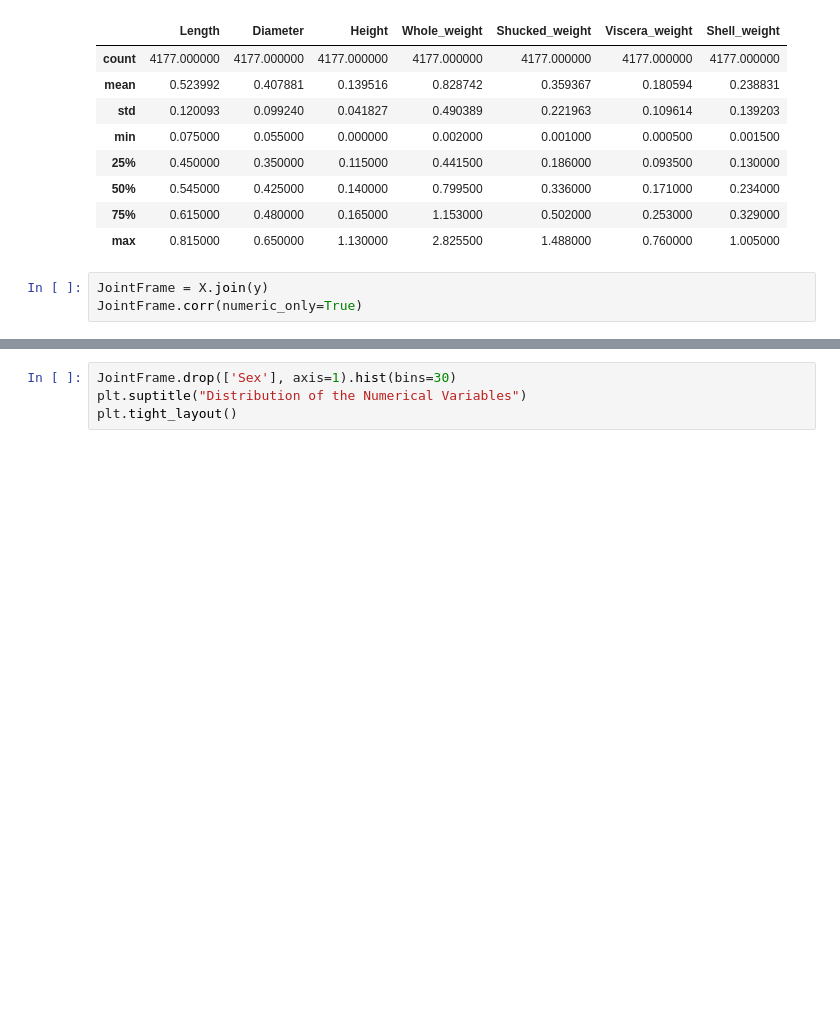
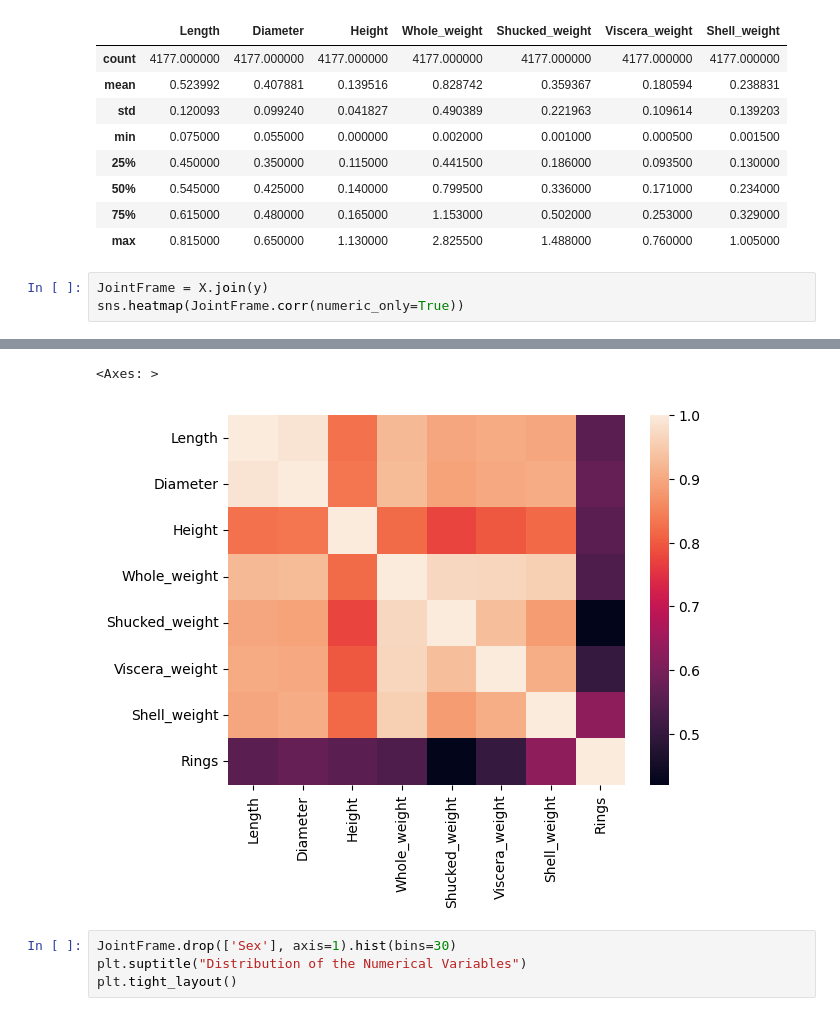
Before and after one commit to kacpersienkiewicz/Abalone-Age-Prediction, a Jupyter notebook: UCIAbaloneAgePrediction.ipynb, the cells around one changed output, grey strips where cells are left out. Saved outputs shown, nothing was run; the diff lists cells and outputs as text; blank space fills up the shorter version.

```diff
--- a/UCIAbaloneAgePrediction.ipynb
+++ b/UCIAbaloneAgePrediction.ipynb
@@ -117,5 +117,5 @@ X.describe()
 | max | 0.815000 | 0.650000 | 1.130000 | 2.825500 | 1.488000 | 0.760000 | 1.005000 |
 # %%
 JointFrame = X.join(y)
-JointFrame.corr(numeric_only=True)
+sns.heatmap(JointFrame.corr(numeric_only=True))
 # %% [output]
@@ -131,3 +122,5 @@ JointFrame.corr(numeric_only=True)
+<Axes: >
+[figure, added]
 # %%
 JointFrame.drop(['Sex'], axis=1).hist(bins=30)
 plt.suptitle("Distribution of the Numerical Variables")
```
Also changed, not shown: parts of 15 cells of this notebook.
